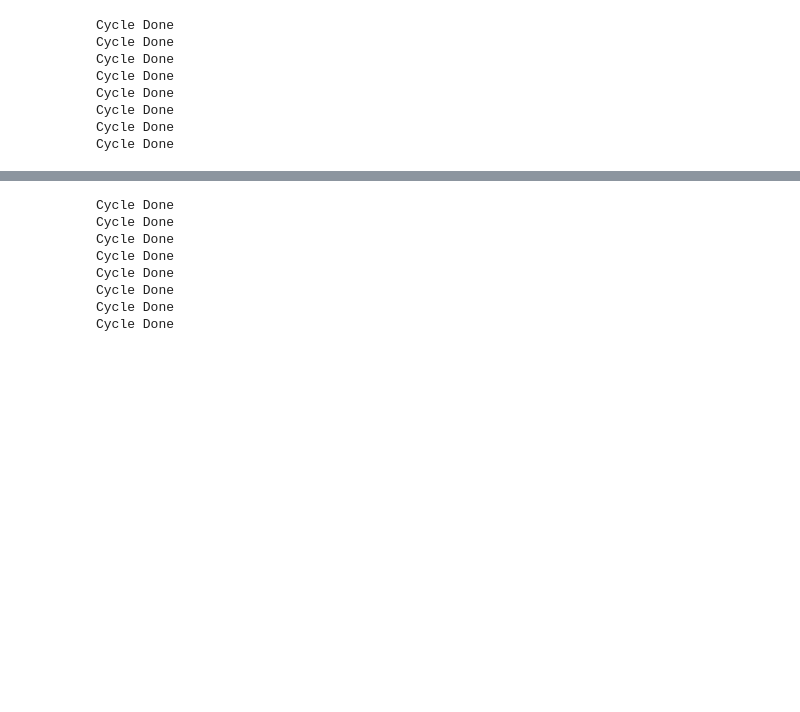
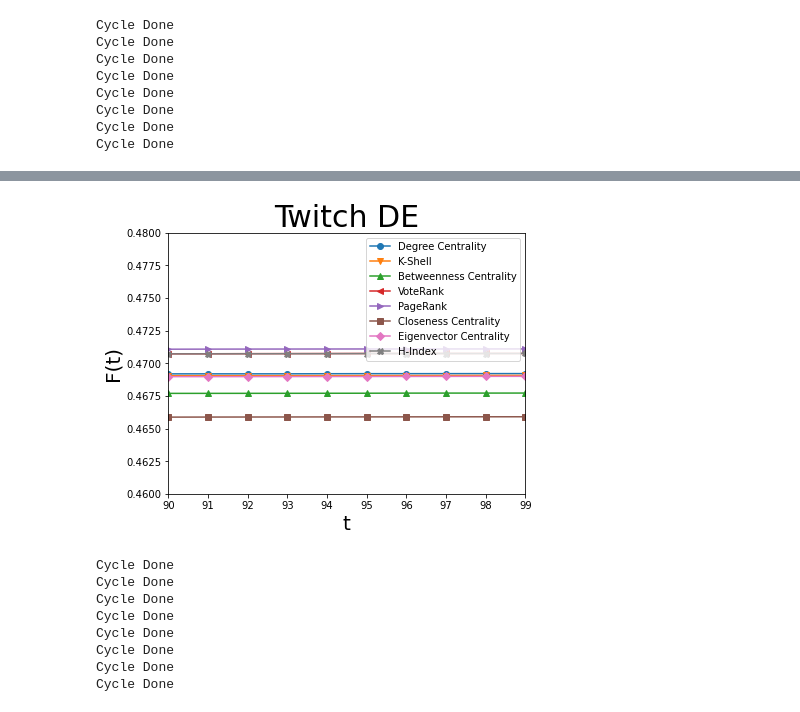
Before and after one commit to Shymsky/Network_Science, a Jupyter notebook: Group_Assignment.ipynb, the cells around one changed output, grey strips where cells are left out. Drawn from its saved outputs; the diff is of its cells as text; code cells hidden in the pictures; blank space fills up the shorter version.

```diff
--- a/Group_Assignment.ipynb
+++ b/Group_Assignment.ipynb
@@ -361,4 +392,6 @@ plot_values(x_EN, ys_EN, "Twitch EN", True)
 # %%
-# plot_values(x_DE, ys_DE, "Twitch DE", True)
+plot_values(x_DE, ys_DE, "Twitch DE", True)
+# %% [output]
+[figure, added]
 # %%
 # -------------------- Simulate & Plot the values (RU) --------------------
```
Also changed, not shown: parts of 29 cells of this notebook.
